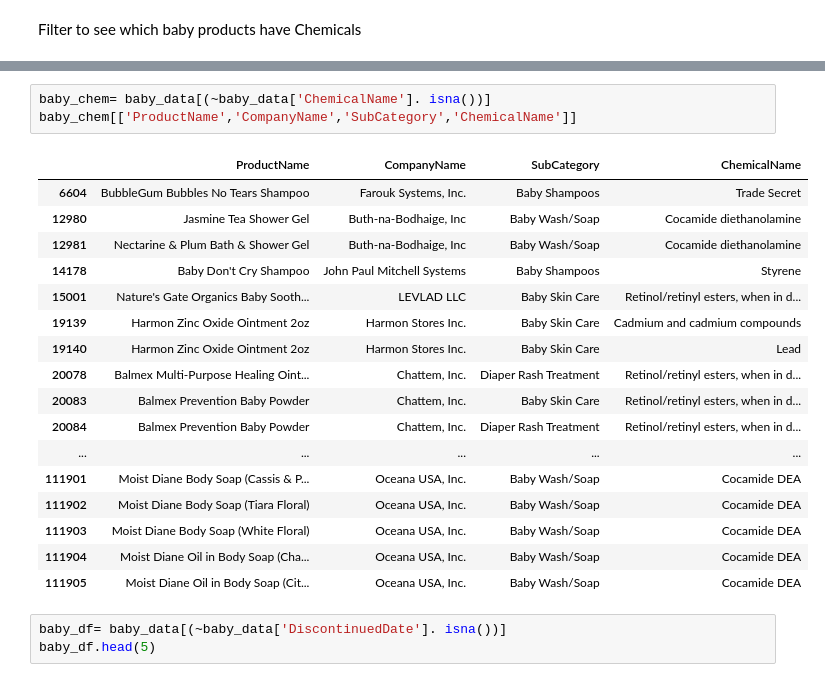
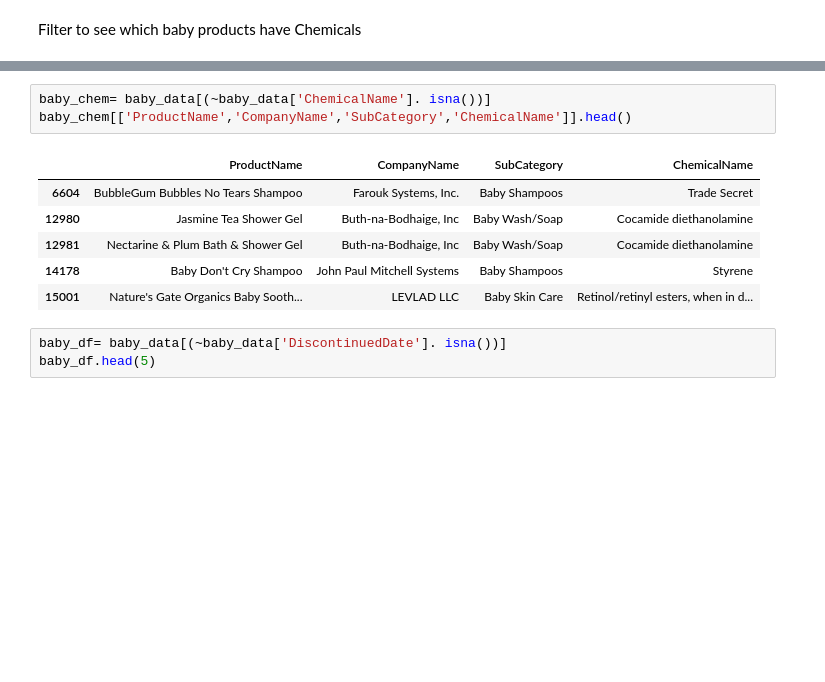
Before and after one commit to maryawamaitha/Data-Visualization-Portfolio-Projects, a Jupyter notebook: Chemicals_In_Cosmetics.ipynb, the cells around one changed output, grey strips where cells are left out. Cells and saved outputs as stored; diff of their text form; blank space fills up the shorter version.

```diff
--- a/Chemicals_In_Cosmetics.ipynb
+++ b/Chemicals_In_Cosmetics.ipynb
@@ -133,24 +133,13 @@ Name: ChemicalName, dtype: int64
 # %%
 baby_chem= baby_data[(~baby_data['ChemicalName']. isna())]
-baby_chem[['ProductName','CompanyName','SubCategory','ChemicalName']]
+baby_chem[['ProductName','CompanyName','SubCategory','ChemicalName']].head()
 # %% [output]
 |  | ProductName | CompanyName | SubCategory | ChemicalName |
 | 6604 | BubbleGum Bubbles No Tears Shampoo | Farouk Systems, Inc. | Baby Shampoos | Trade Secret |
 | 12980 | Jasmine Tea Shower Gel | Buth-na-Bodhaige, Inc | Baby Wash/Soap | Cocamide diethanolamine |
 | 12981 | Nectarine & Plum Bath & Shower Gel | Buth-na-Bodhaige, Inc | Baby Wash/Soap | Cocamide diethanolamine |
 | 14178 | Baby Don't Cry Shampoo | John Paul Mitchell Systems | Baby Shampoos | Styrene |
 | 15001 | Nature's Gate Organics Baby Sooth... | LEVLAD LLC | Baby Skin Care | Retinol/retinyl esters, when in d... |
-| 19139 | Harmon Zinc Oxide Ointment 2oz | Harmon Stores Inc. | Baby Skin Care | Cadmium and cadmium compounds |
-| 19140 | Harmon Zinc Oxide Ointment 2oz | Harmon Stores Inc. | Baby Skin Care | Lead |
-| 20078 | Balmex Multi-Purpose Healing Oint... | Chattem, Inc. | Diaper Rash Treatment | Retinol/retinyl esters, when in d... |
-| 20083 | Balmex Prevention Baby Powder | Chattem, Inc. | Baby Skin Care | Retinol/retinyl esters, when in d... |
-| 20084 | Balmex Prevention Baby Powder | Chattem, Inc. | Diaper Rash Treatment | Retinol/retinyl esters, when in d... |
-| ... | ... | ... | ... | ... |
-| 111901 | Moist Diane Body Soap (Cassis & P... | Oceana USA, Inc. | Baby Wash/Soap | Cocamide DEA |
-| 111902 | Moist Diane Body Soap (Tiara Floral) | Oceana USA, Inc. | Baby Wash/Soap | Cocamide DEA |
-| 111903 | Moist Diane Body Soap (White Floral) | Oceana USA, Inc. | Baby Wash/Soap | Cocamide DEA |
-| 111904 | Moist Diane Oil in Body Soap (Cha... | Oceana USA, Inc. | Baby Wash/Soap | Cocamide DEA |
-| 111905 | Moist Diane Oil in Body Soap (Cit... | Oceana USA, Inc. | Baby Wash/Soap | Cocamide DEA |
 # %%
 baby_df= baby_data[(~baby_data['DiscontinuedDate']. isna())]
 baby_df.head(5)
```
Also changed, not shown: parts of 9 cells of this notebook.
